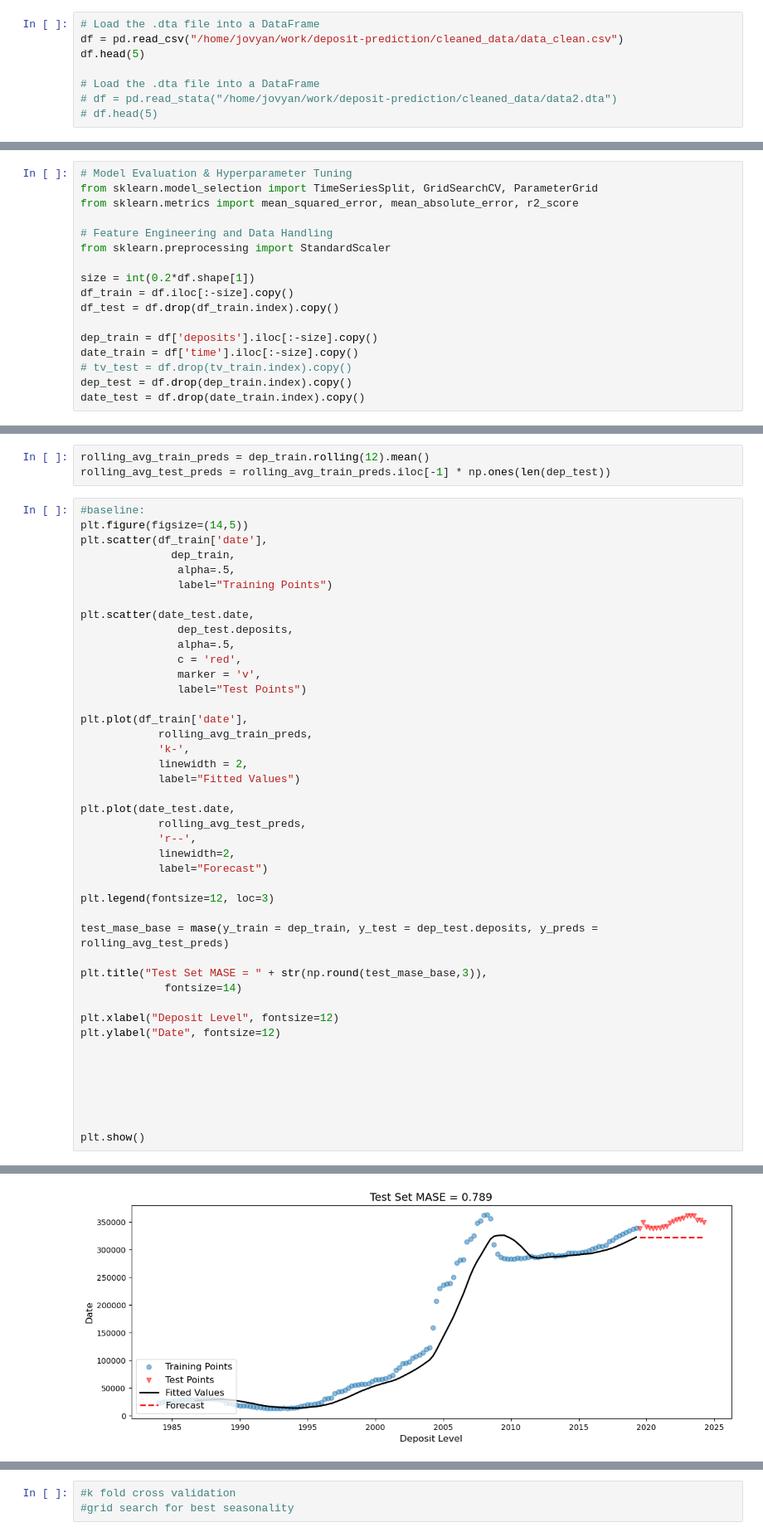
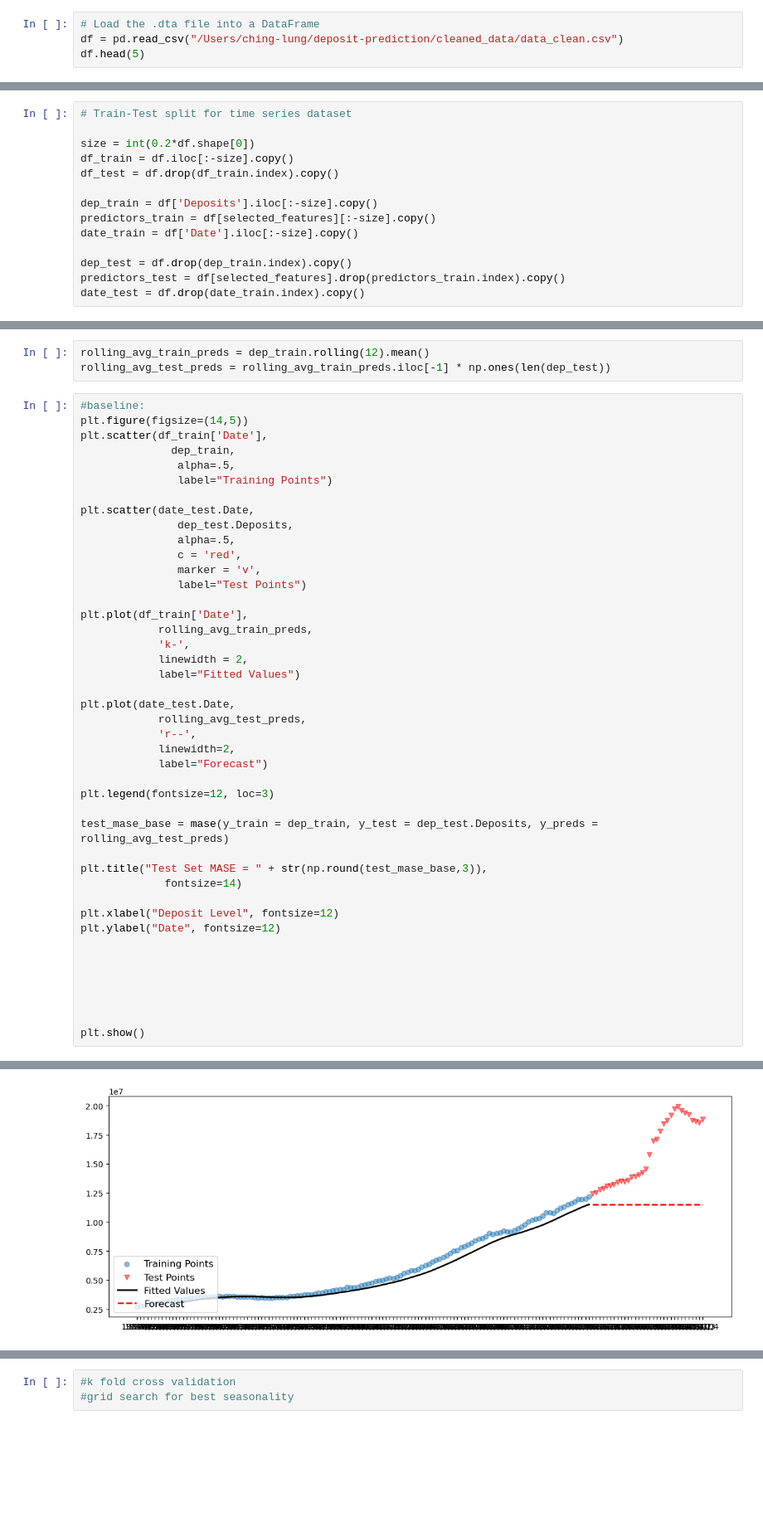
Before and after one commit to chinglung880218/Forecasting-Deposit-via-SARIMAX, a Jupyter notebook: SARIMAX_Ching-Lung.ipynb, the cells around one changed output, grey strips where cells are left out. Shown: that part at 83% size. Saved outputs shown, nothing was run; the diff lists cells and outputs as text; blank space fills up the shorter version.

```diff
--- a/SARIMAX_Ching-Lung.ipynb
+++ b/SARIMAX_Ching-Lung.ipynb
@@ -13,12 +15,8 @@ from datetime import datetime, timedelta
 ## Import Dataset
 # %%
 # Load the .dta file into a DataFrame
-df = pd.read_csv("/home/jovyan/work/deposit-prediction/cleaned_data/data_clean.csv")
+df = pd.read_csv("/Users/ching-lung/deposit-prediction/cleaned_data/data_clean.csv")
 df.head(5)
-
-# Load the .dta file into a DataFrame
-# df = pd.read_stata("/home/jovyan/work/deposit-prediction/cleaned_data/data2.dta")
-# df.head(5)
 # %% [output]
 |  | Date | Real GDP growth | Nominal GDP growth | Real disposable income growth | Nominal disposable income growth | ... |
 | 0 | 1984Q1 | 8.1 | 12.5 | 7.9 | 12.7 | ... |
@@ -163,19 +262,16 @@ int(0.2*df.shape[1])
 # %% [markdown]
 ## Train-Test Split
 # %%
-# Model Evaluation & Hyperparameter Tuning
-from sklearn.model_selection import TimeSeriesSplit, GridSearchCV, ParameterGrid
-from sklearn.metrics import mean_squared_error, mean_absolute_error, r2_score
+# Train-Test split for time series dataset
 
-# Feature Engineering and Data Handling
-from sklearn.preprocessing import StandardScaler
-
-size = int(0.2*df.shape[1])
+size = int(0.2*df.shape[0])
 df_train = df.iloc[:-size].copy()
 df_test = df.drop(df_train.index).copy()
 
-dep_train = df['deposits'].iloc[:-size].copy()
-date_train = df['time'].iloc[:-size].copy()
-# tv_test = df.drop(tv_train.index).copy()
+dep_train = df['Deposits'].iloc[:-size].copy()
+predictors_train = df[selected_features][:-size].copy()
+date_train = df['Date'].iloc[:-size].copy()
+
 dep_test = df.drop(dep_train.index).copy()
+predictors_test = df[selected_features].drop(predictors_train.index).copy()
 date_test = df.drop(date_train.index).copy()
@@ -301,25 +426,25 @@ rolling_avg_test_preds = rolling_avg_train_preds.iloc[-1] * np.ones(len(dep_test
 # %%
 #baseline:
 plt.figure(figsize=(14,5))
-plt.scatter(df_train['date'],
+plt.scatter(df_train['Date'],
               dep_train,
                alpha=.5,
                label="Training Points")
 
-plt.scatter(date_test.date,
-               dep_test.deposits,
+plt.scatter(date_test.Date,
+               dep_test.Deposits,
                alpha=.5,
                c = 'red',
                marker = 'v',
                label="Test Points")
 
-plt.plot(df_train['date'],
+plt.plot(df_train['Date'],
             rolling_avg_train_preds,
             'k-',
             linewidth = 2,
             label="Fitted Values")
 
-plt.plot(date_test.date,
+plt.plot(date_test.Date,
             rolling_avg_test_preds,
             'r--',
             linewidth=2,
@@ -327,7 +452,7 @@ plt.plot(date_test.date,
 
 plt.legend(fontsize=12, loc=3)
 
-test_mase_base = mase(y_train = dep_train, y_test = dep_test.deposits, y_preds = rolling_avg_test_preds)
+test_mase_base = mase(y_train = dep_train, y_test = dep_test.Deposits, y_preds = rolling_avg_test_preds)
 
 plt.title("Test Set MASE = " + str(np.round(test_mase_base,3)),
              fontsize=14)
@@ -345 +471 @@ plt.show()
-[figure, old version]
+[figure, new version]
```
Also changed, not shown: parts of 25 cells of this notebook.
